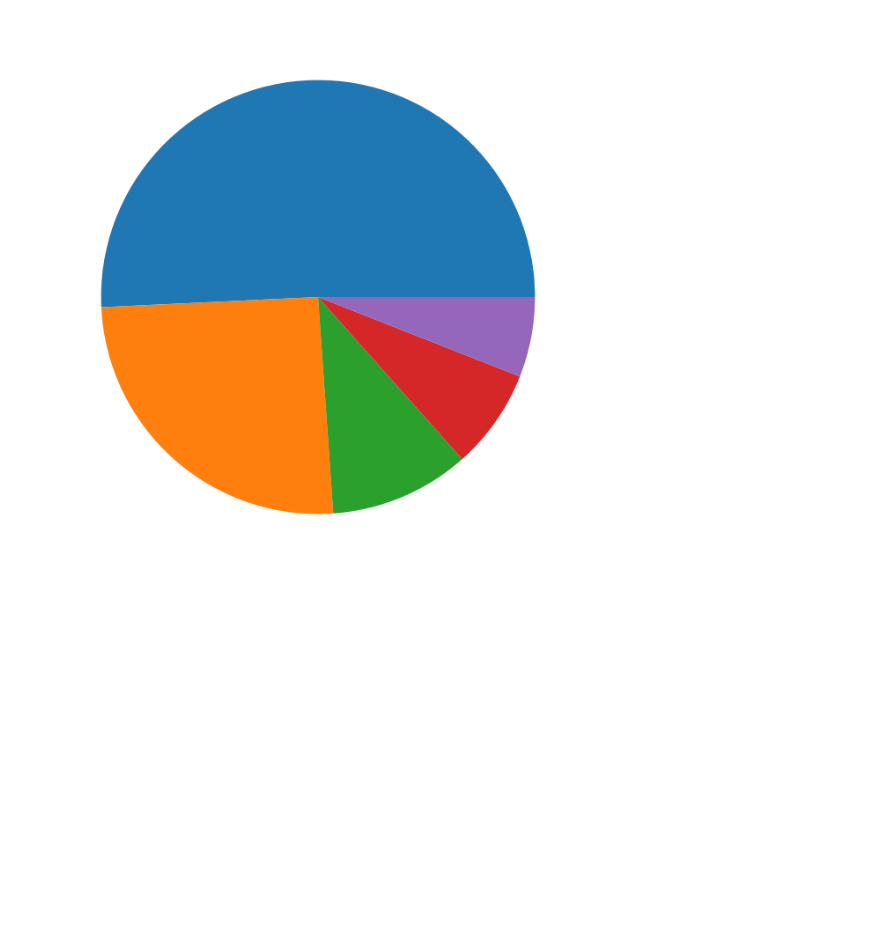
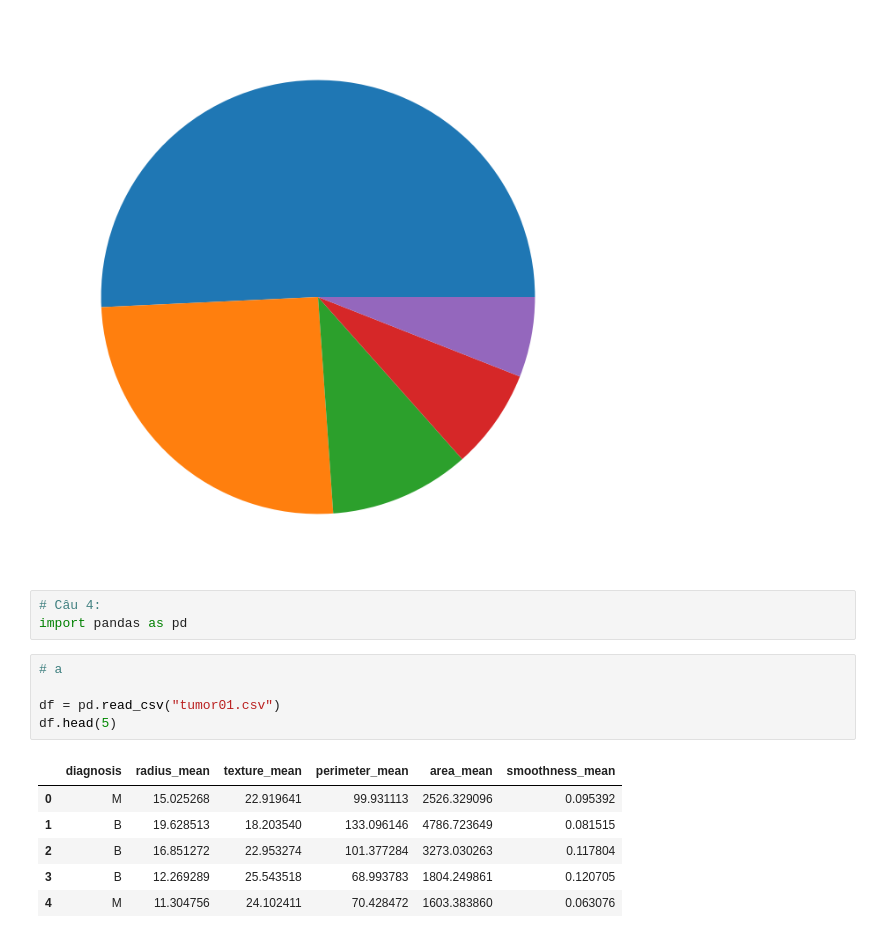
Before and after one commit to ntung-07/LAP-TRINH-PYTHON-NEU, a Jupyter notebook: MOCK_EXAM/Mock_answer.ipynb, the cells around one changed output. Drawn from its saved outputs; the diff is of its cells as text; blank space fills up the shorter version.

```diff
--- a/MOCK_EXAM/Mock_answer.ipynb
+++ b/MOCK_EXAM/Mock_answer.ipynb
@@ -141,3 +141,18 @@ plt.pie(count_book)
   Text(0.9018883004803392, -0.6297598696778682, ''),
   Text(1.0807088480115565, -0.20510579179909683, '')])
 [figure]
+# %%
+# Câu 4:
+import pandas as pd
+# %%
+# a
+
+df = pd.read_csv("tumor01.csv")
+df.head(5)
+# %% [output]
+|  | diagnosis | radius_mean | texture_mean | perimeter_mean | area_mean | smoothness_mean |
+| 0 | M | 15.025268 | 22.919641 | 99.931113 | 2526.329096 | 0.095392 |
+| 1 | B | 19.628513 | 18.203540 | 133.096146 | 4786.723649 | 0.081515 |
+| 2 | B | 16.851272 | 22.953274 | 101.377284 | 3273.030263 | 0.117804 |
+| 3 | B | 12.269289 | 25.543518 | 68.993783 | 1804.249861 | 0.120705 |
+| 4 | M | 11.304756 | 24.102411 | 70.428472 | 1603.383860 | 0.063076 |
```
Also changed, not shown: parts of 3 cells of this notebook, 20 other files.
